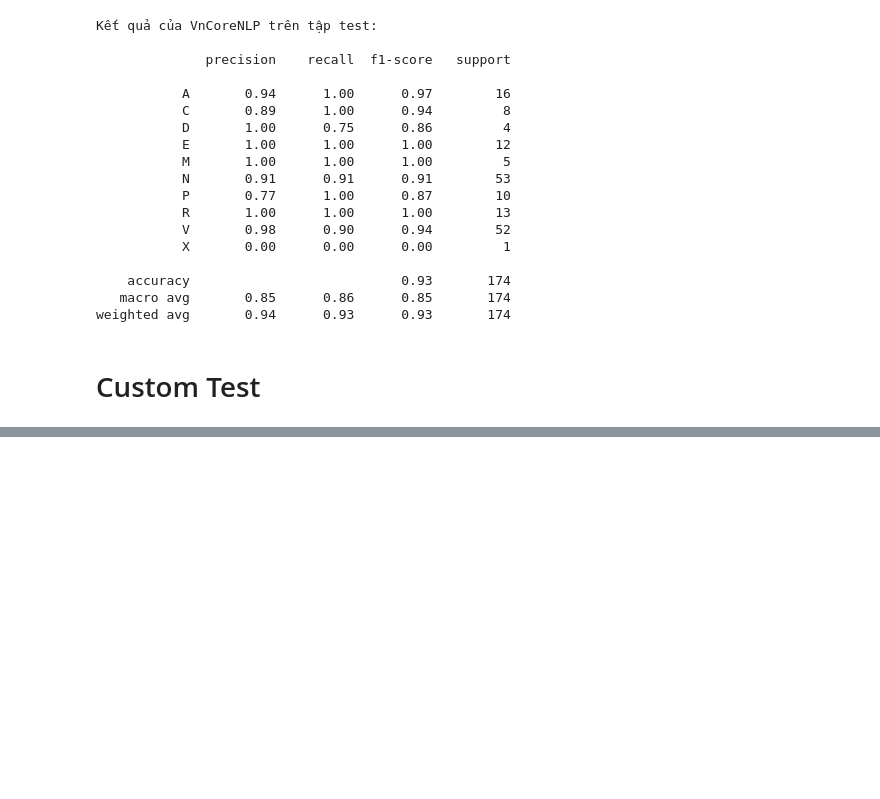
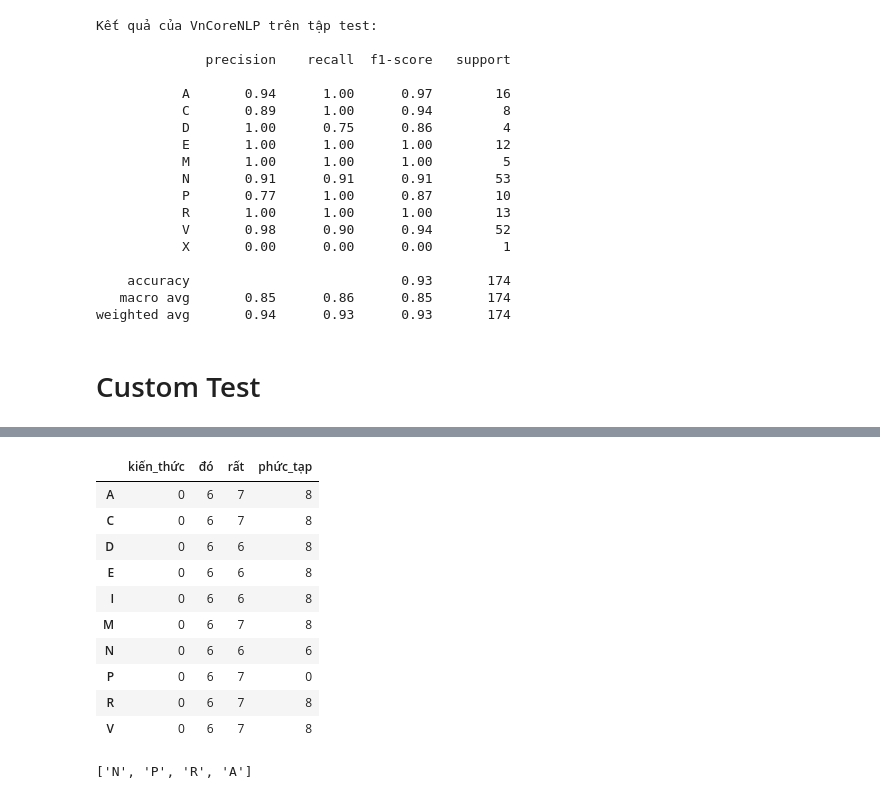
Before and after one commit to phNguyen2301/CS221, a Jupyter notebook: pos_tagging.ipynb, the cells around one changed output, grey strips where cells are left out. Drawn from its saved outputs; the diff is of its cells as text; code cells hidden in the pictures; blank space fills up the shorter version.

```diff
--- a/pos_tagging.ipynb
+++ b/pos_tagging.ipynb
@@ -415,0 +546,17 @@ sent_pred = viterbi_backward(best_probs_sent, best_paths_sent, test_words, state
+# %%
+
+pd.DataFrame(best_paths_sent,
+index = states[1:],
+columns = sentence)
+# %% [output]
+|  | kiến_thức | đó | rất | phức_tạp |
+| A | 0 | 6 | 7 | 8 |
+| C | 0 | 6 | 7 | 8 |
+| D | 0 | 6 | 6 | 8 |
+| E | 0 | 6 | 6 | 8 |
+| I | 0 | 6 | 6 | 8 |
+| M | 0 | 6 | 7 | 8 |
+| N | 0 | 6 | 6 | 6 |
+| P | 0 | 6 | 7 | 0 |
+| R | 0 | 6 | 7 | 8 |
+| V | 0 | 6 | 7 | 8 |
@@ -416,3 +565,7 @@ sent_pred = viterbi_backward(best_probs_sent, best_paths_sent, test_words, state
+# %%
+sent_pred
+# %% [output]
+['N', 'P', 'R', 'A']
 # %%
 for word, tag in zip(sentence,sent_pred):
   print(word + "/" + tag, end=" ")
```
Also changed, not shown: parts of 31 cells of this notebook, 7 other files.
